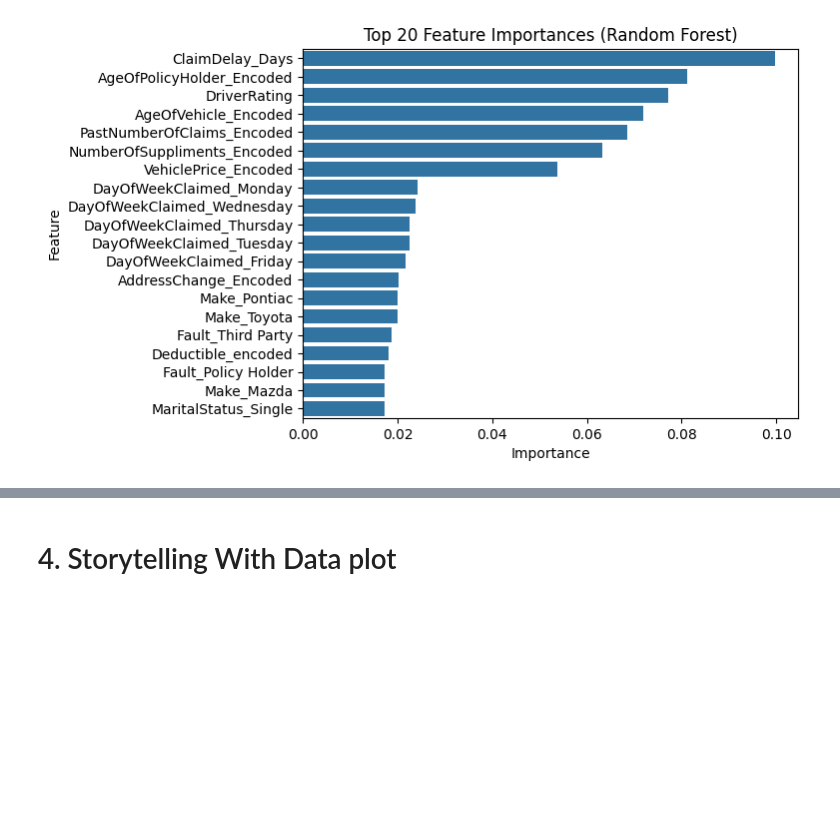
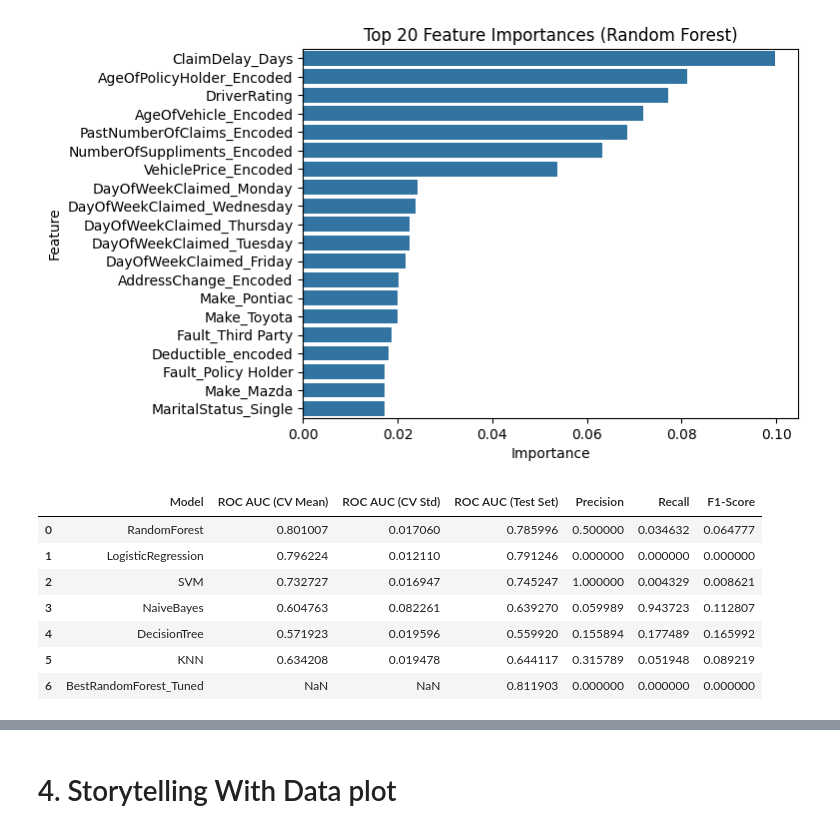
Before and after one commit to SergeyNelyapenkoBU/2025-spring-B2, a Jupyter notebook: OMDS-ModB2-Week11-Nelyapenko-Sergey_carclaims.ipynb, the cells around one changed output, grey strips where cells are left out. Cells and saved outputs as stored; diff of their text form; code cells hidden in the pictures; blank space fills up the shorter version.

```diff
--- a/OMDS-ModB2-Week11-Nelyapenko-Sergey_carclaims.ipynb
+++ b/OMDS-ModB2-Week11-Nelyapenko-Sergey_carclaims.ipynb
@@ -784,0 +819,11 @@ plt.show()
+# %%
+results_df2
+# %% [output]
+|  | Model | ROC AUC (CV Mean) | ROC AUC (CV Std) | ROC AUC (Test Set) | Precision | Recall | F1-Score |
+| 0 | RandomForest | 0.801007 | 0.017060 | 0.785996 | 0.500000 | 0.034632 | 0.064777 |
+| 1 | LogisticRegression | 0.796224 | 0.012110 | 0.791246 | 0.000000 | 0.000000 | 0.000000 |
+| 2 | SVM | 0.732727 | 0.016947 | 0.745247 | 1.000000 | 0.004329 | 0.008621 |
+| 3 | NaiveBayes | 0.604763 | 0.082261 | 0.639270 | 0.059989 | 0.943723 | 0.112807 |
+| 4 | DecisionTree | 0.571923 | 0.019596 | 0.559920 | 0.155894 | 0.177489 | 0.165992 |
+| 5 | KNN | 0.634208 | 0.019478 | 0.644117 | 0.315789 | 0.051948 | 0.089219 |
+| 6 | BestRandomForest_Tuned | NaN | NaN | 0.811903 | 0.000000 | 0.000000 | 0.000000 |
```
Also changed, not shown: parts of 3 cells of this notebook, 3 other files.
